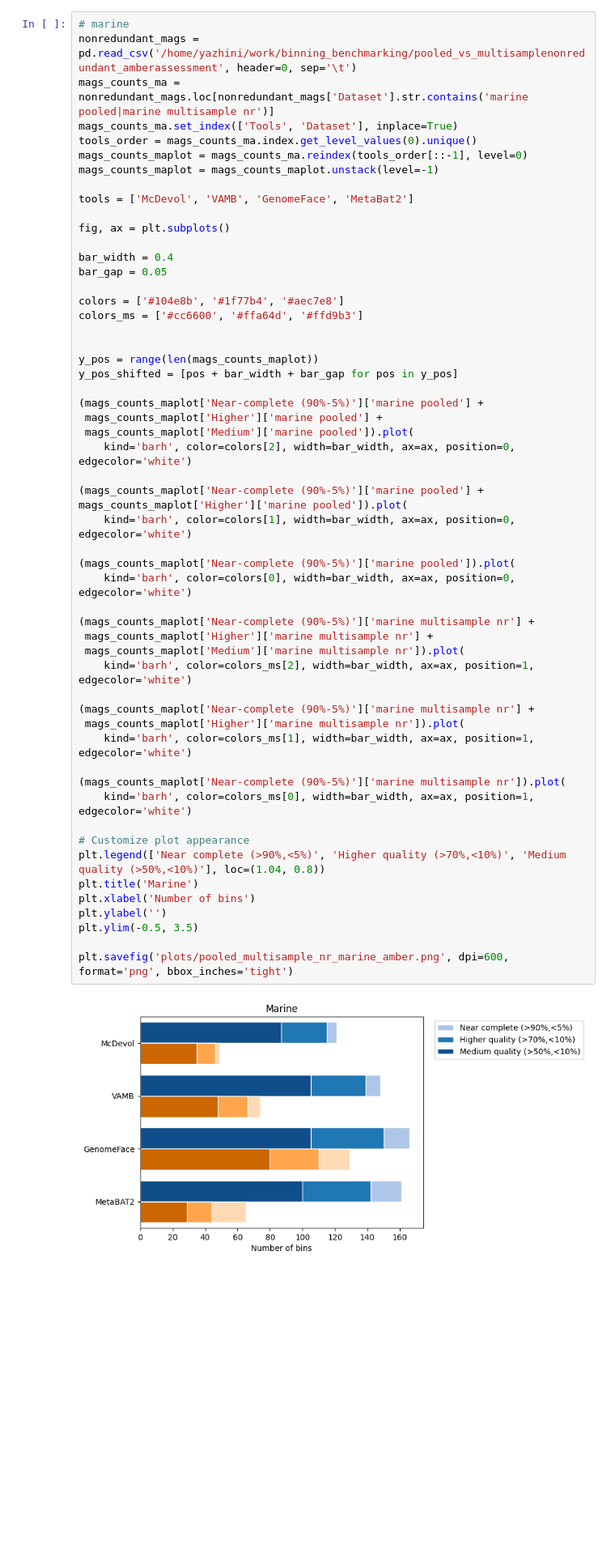
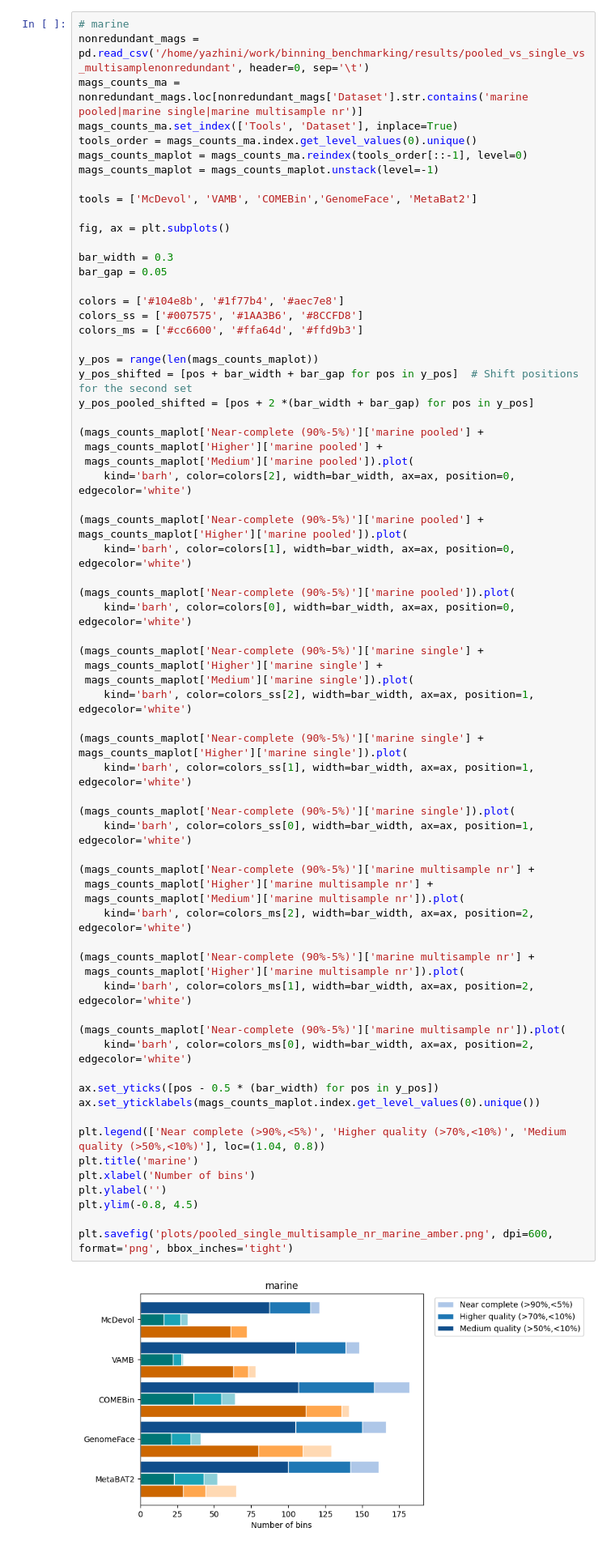
Before and after one commit to soedinglab/binning_benchmarking, a Jupyter notebook: plots.ipynb, the cells around one changed output. Shown at 81% size. Drawn from its saved outputs; the diff is of its cells as text; blank space fills up the shorter version.

```diff
--- a/plots.ipynb
+++ b/plots.ipynb
@@ -669,57 +593,72 @@ plt.savefig('plots/msamber_plant.png', dpi=600, format='png', bbox_inches='tight
 # %%
 # marine
-nonredundant_mags = pd.read_csv('/home/yazhini/work/binning_benchmarking/pooled_vs_multisamplenonredundant_amberassessment', header=0, sep='\t')
-mags_counts_ma = nonredundant_mags.loc[nonredundant_mags['Dataset'].str.contains('marine pooled|marine multisample nr')]
+nonredundant_mags = pd.read_csv('/home/yazhini/work/binning_benchmarking/results/pooled_vs_single_vs_multisamplenonredundant', header=0, sep='\t')
+mags_counts_ma = nonredundant_mags.loc[nonredundant_mags['Dataset'].str.contains('marine pooled|marine single|marine multisample nr')]
 mags_counts_ma.set_index(['Tools', 'Dataset'], inplace=True)
 tools_order = mags_counts_ma.index.get_level_values(0).unique()
 mags_counts_maplot = mags_counts_ma.reindex(tools_order[::-1], level=0)
 mags_counts_maplot = mags_counts_maplot.unstack(level=-1)
 
-tools = ['McDevol', 'VAMB', 'GenomeFace', 'MetaBat2']
+tools = ['McDevol', 'VAMB', 'COMEBin','GenomeFace', 'MetaBat2']
 
 fig, ax = plt.subplots()
 
-bar_width = 0.4
+bar_width = 0.3
 bar_gap = 0.05
 
 colors = ['#104e8b', '#1f77b4', '#aec7e8']
+colors_ss = ['#007575', '#1AA3B6', '#8CCFD8']
 colors_ms = ['#cc6600', '#ffa64d', '#ffd9b3']
 
-
 y_pos = range(len(mags_counts_maplot))
-y_pos_shifted = [pos + bar_width + bar_gap for pos in y_pos]
+y_pos_shifted = [pos + bar_width + bar_gap for pos in y_pos]  # Shift positions for the second set
+y_pos_pooled_shifted = [pos + 2 *(bar_width + bar_gap) for pos in y_pos]
 
 (mags_counts_maplot['Near-complete (90%-5%)']['marine pooled'] +
  mags_counts_maplot['Higher']['marine pooled'] +
  mags_counts_maplot['Medium']['marine pooled']).plot(
     kind='barh', color=colors[2], width=bar_width, ax=ax, position=0, edgecolor='white')
 
 (mags_counts_maplot['Near-complete (90%-5%)']['marine pooled'] +
 mags_counts_maplot['Higher']['marine pooled']).plot(
     kind='barh', color=colors[1], width=bar_width, ax=ax, position=0, edgecolor='white')
 
 (mags_counts_maplot['Near-complete (90%-5%)']['marine pooled']).plot(
     kind='barh', color=colors[0], width=bar_width, ax=ax, position=0, edgecolor='white')
 
+(mags_counts_maplot['Near-complete (90%-5%)']['marine single'] +
+ mags_counts_maplot['Higher']['marine single'] +
+ mags_counts_maplot['Medium']['marine single']).plot(
+    kind='barh', color=colors_ss[2], width=bar_width, ax=ax, position=1, edgecolor='white')
+
+(mags_counts_maplot['Near-complete (90%-5%)']['marine single'] +
+mags_counts_maplot['Higher']['marine single']).plot(
+    kind='barh', color=colors_ss[1], width=bar_width, ax=ax, position=1, edgecolor='white')
+
+(mags_counts_maplot['Near-complete (90%-5%)']['marine single']).plot(
+    kind='barh', color=colors_ss[0], width=bar_width, ax=ax, position=1, edgecolor='white')
+
 (mags_counts_maplot['Near-complete (90%-5%)']['marine multisample nr'] +
  mags_counts_maplot['Higher']['marine multisample nr'] +
  mags_counts_maplot['Medium']['marine multisample nr']).plot(
-    kind='barh', color=colors_ms[2], width=bar_width, ax=ax, position=1, edgecolor='white')
+    kind='barh', color=colors_ms[2], width=bar_width, ax=ax, position=2, edgecolor='white')
 
 (mags_counts_maplot['Near-complete (90%-5%)']['marine multisample nr'] +
  mags_counts_maplot['Higher']['marine multisample nr']).plot(
-    kind='barh', color=colors_ms[1], width=bar_width, ax=ax, position=1, edgecolor='white')
+    kind='barh', color=colors_ms[1], width=bar_width, ax=ax, position=2, edgecolor='white')
 
 (mags_counts_maplot['Near-complete (90%-5%)']['marine multisample nr']).plot(
-    kind='barh', color=colors_ms[0], width=bar_width, ax=ax, position=1, edgecolor='white')
+    kind='barh', color=colors_ms[0], width=bar_width, ax=ax, position=2, edgecolor='white')
 
-# Customize plot appearance
+ax.set_yticks([pos - 0.5 * (bar_width) for pos in y_pos])
+ax.set_yticklabels(mags_counts_maplot.index.get_level_values(0).unique())
+
 plt.legend(['Near complete (>90%,<5%)', 'Higher quality (>70%,<10%)', 'Medium quality (>50%,<10%)'], loc=(1.04, 0.8))
-plt.title('Marine')
+plt.title('marine')
 plt.xlabel('Number of bins')
 plt.ylabel('')
-plt.ylim(-0.5, 3.5)
+plt.ylim(-0.8, 4.5)
 
-plt.savefig('plots/pooled_multisample_nr_marine_amber.png', dpi=600, format='png', bbox_inches='tight')
+plt.savefig('plots/pooled_single_multisample_nr_marine_amber.png', dpi=600, format='png', bbox_inches='tight')
 # %% [output]
-[figure, old version]
+[figure, new version]
```
Also changed, not shown: parts of 22 cells of this notebook, 3 other files.
